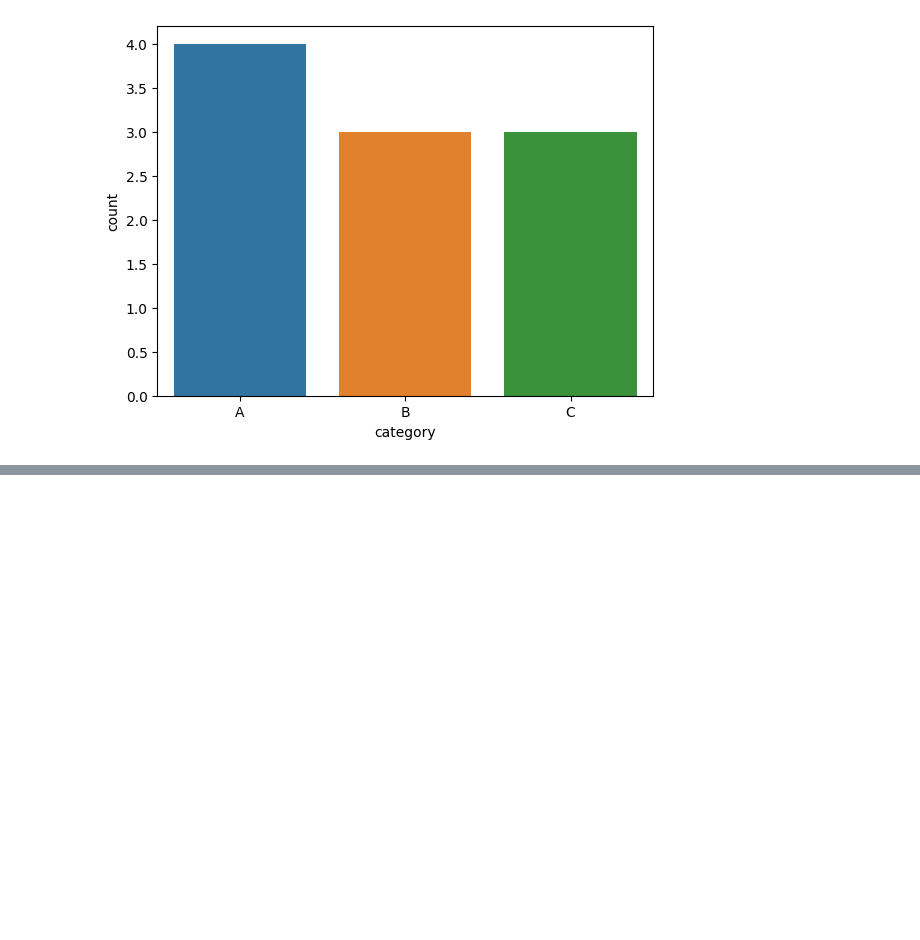
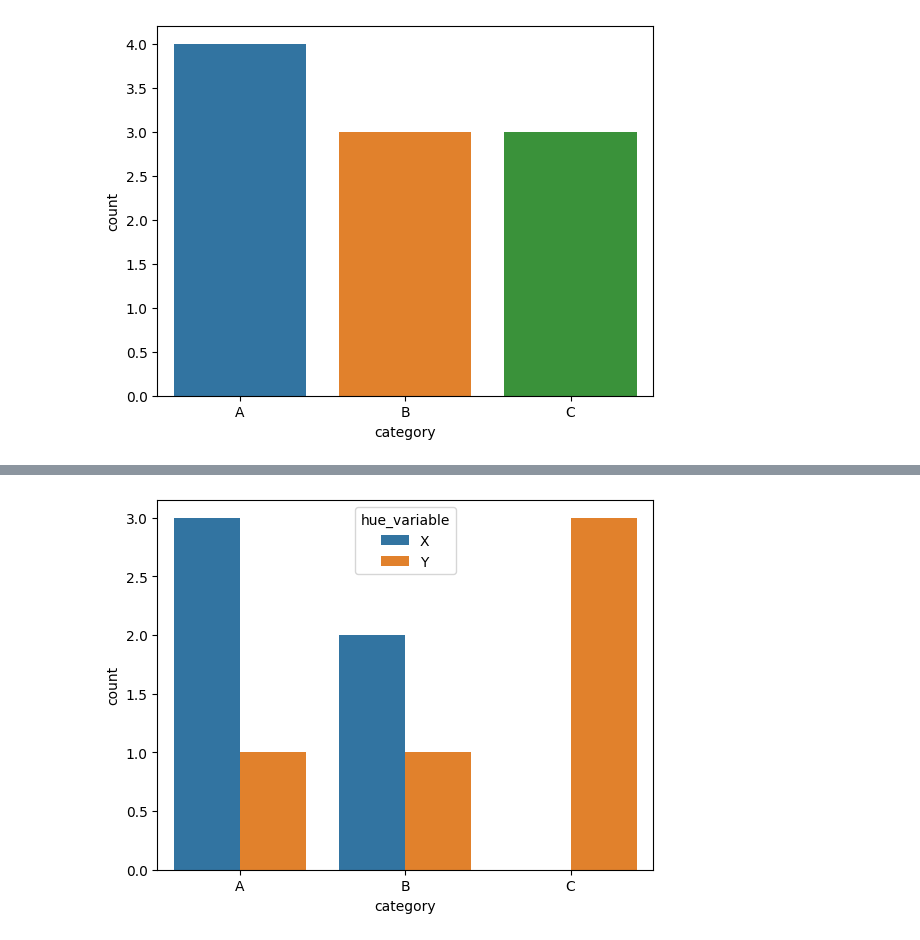
Before and after one commit to YesInAJiffy/Python, a Jupyter notebook: DataVisualizationUsingSeaborn.ipynb, the cells around one changed output, grey strips where cells are left out. Saved outputs shown, nothing was run; the diff lists cells and outputs as text; code cells hidden in the pictures; blank space fills up the shorter version.

```diff
--- a/DataVisualizationUsingSeaborn.ipynb
+++ b/DataVisualizationUsingSeaborn.ipynb
@@ -42,0 +65,25 @@ plt.show()
+# %%
+#HUE and HUE ORDER
+import seaborn as sns
+import matplotlib.pyplot as plt
+import pandas as pd
+
+# Sample data
+data = {
+    'category': ['A', 'B', 'A', 'C', 'B', 'A', 'A', 'B', 'C', 'C'],
+    'hue_variable': ['X', 'Y', 'X', 'Y', 'X', 'X', 'Y', 'X', 'Y', 'Y']
+}
+
+# Create a DataFrame from the data
+df = pd.DataFrame(data)
+
+# Specify the order of the hue variable
+hue_order = ['X', 'Y']
+
+# Create a count plot with hue and hue_order
+sns.countplot(x='category', hue='hue_variable', hue_order=hue_order, data=df)
+
+# Show the plot
+plt.show()
+# %% [output]
+[figure, added]
```
Also changed, not shown: parts of 13 cells of this notebook.
